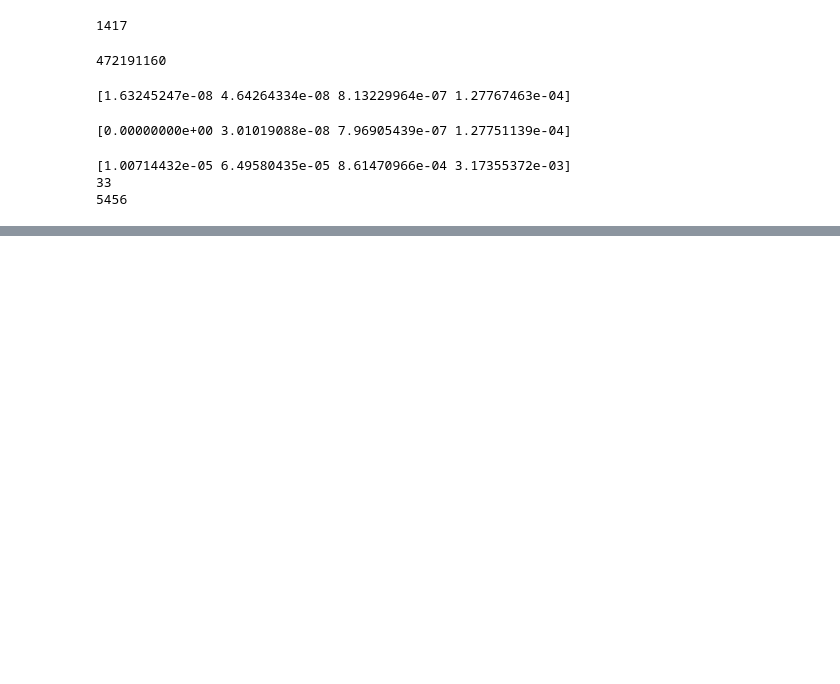
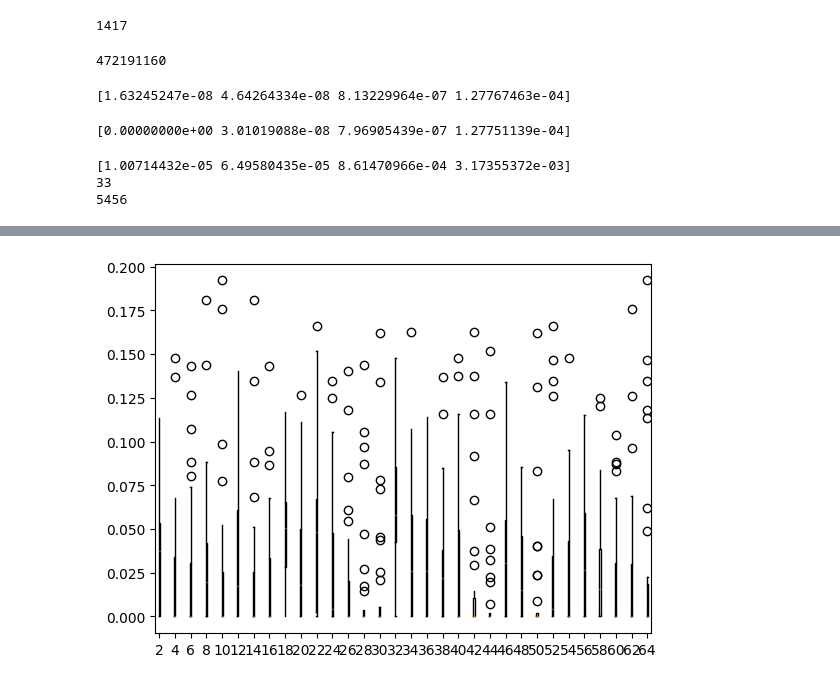
Before and after one commit to syq2012/hdx-sampling, a Jupyter notebook: HDX sampling.ipynb, the cells around one changed output, grey strips where cells are left out. Saved outputs shown, nothing was run; the diff lists cells and outputs as text; code cells hidden in the pictures; blank space fills up the shorter version.

```diff
--- a/HDX sampling.ipynb
+++ b/HDX sampling.ipynb
@@ -262,0 +194,36 @@ plt.show()
+# %%
+# check a random link expansion without rounding
+def link_exp(samples, coord_idx, N, unweighted):
+    i = random.randint(1, N)
+    print(i)
+    shift = 0
+    res = np.zeros((N, N))
+    for k in range(N):
+        for j in range(k):
+            if j + 1 != i and k + 1 != i:
+                cur = tuple(np.sort((i, j + 1, k + 1)))
+                temp = samples[coord_idx[cur]] + shift
+                res[j][k] = temp
+                res[k][j] = temp
+    res = np.delete(res, i - 1, axis = 0)
+    res = np.delete(res, i - 1, axis = 1)
+    ma = np.max(res)
+    mi = np.min(res)
+    thresh = vals[-1]
+    res[res <= thresh] = 0
+    if unweighted:
+        res[res > thresh] = 1
+    print('threahold val and number of neighbor with non-zero edge weight')
+    print(thresh, np.sum(res > 0, axis = 1))
+    d = np.sqrt(np.sum(res, axis = 1))
+    index = (d > 0)
+    print('normalization')
+    print(d)
+    print(res[d > 0][:, d > 0].shape)
+    return 1/d[index][None, :] * res[index][:, index] * 1/d[index][:, None]
+#     return (res > thresh).astype(int)
+# %%
+test1 = link_exp(sample_triangle, coord_idx, N, False)
+#     d = 1/np.sqrt(np.sum(res, axis = 1))
+#     return d[None, :] * res * d[:, None]
+np.sort(1 - np.linalg.eigvals(test1))
@@ -262,0 +250,8 @@ plt.show()
+# %%
+# for each vertex, look at it's neighbors val in normalied adj
+i = 1
+for r in test1:
+    plt.boxplot(r, positions=[i * 2])
+    i += 1
+# %% [output]
+[figure, added]
```
Also changed, not shown: parts of 28 cells of this notebook.
